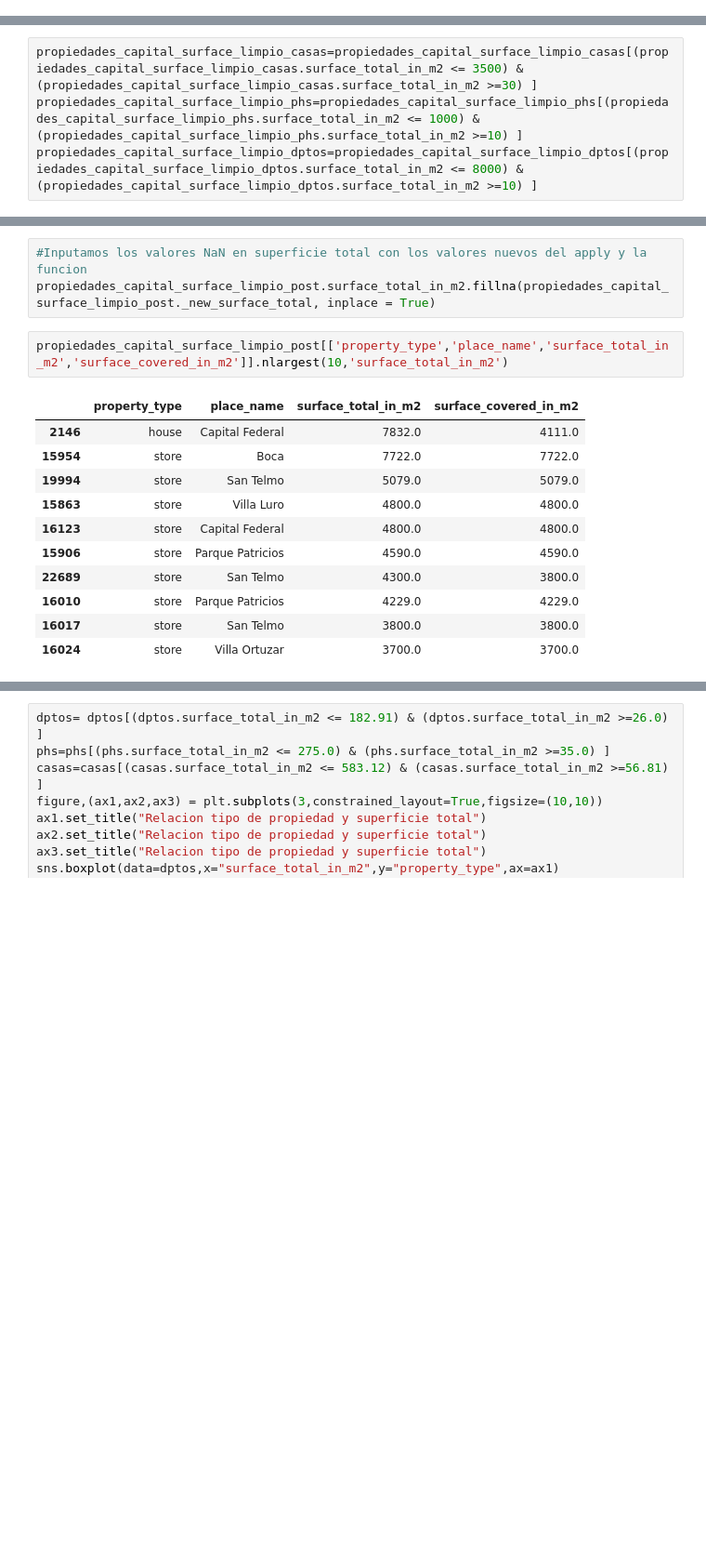
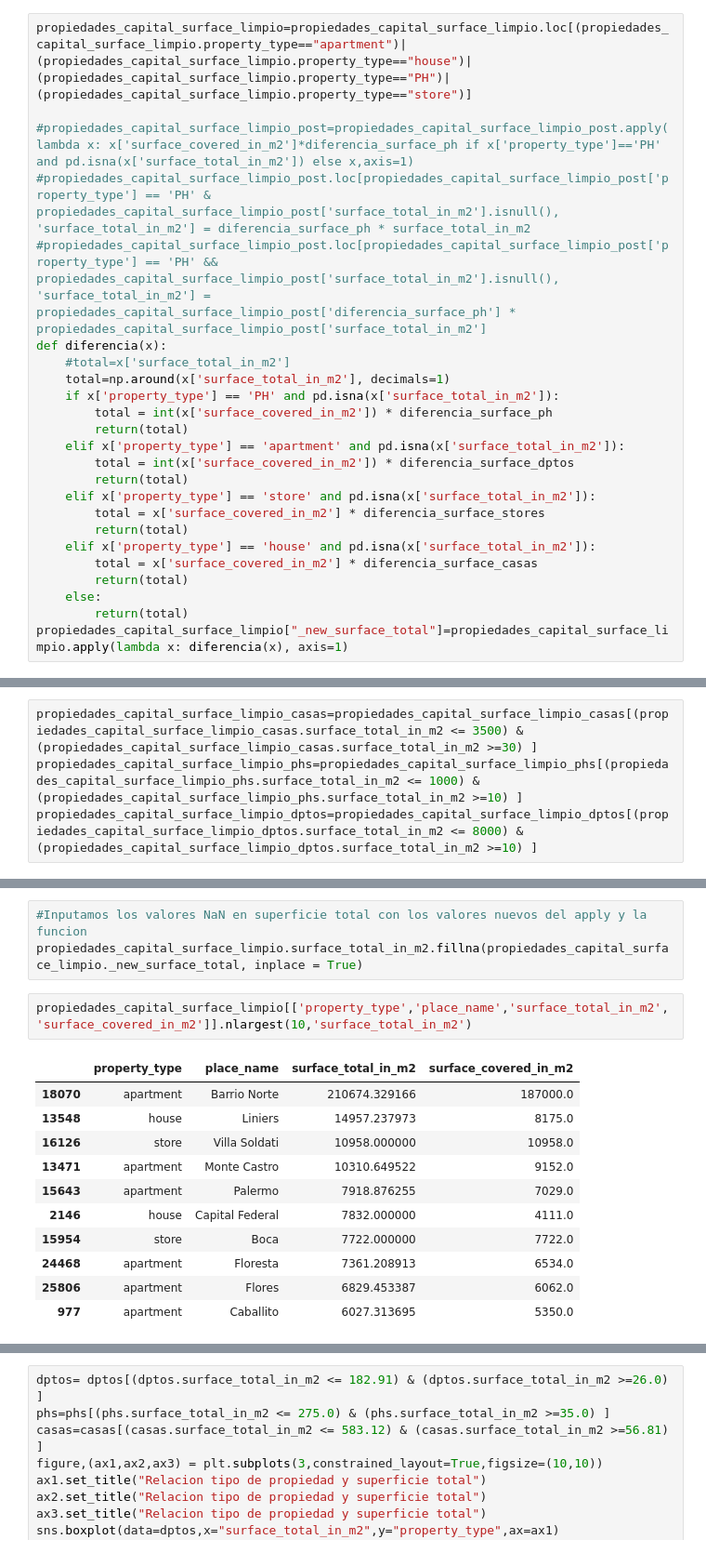
Before and after one commit to edgarevalo/DH-Workshop, a Jupyter notebook: Notebook limpio - comentado - no-modificar.ipynb, the cells around one changed output, grey strips where cells are left out. Shown at 93% size. Saved outputs shown, nothing was run; the diff lists cells and outputs as text; blank space fills up the shorter version.

```diff
--- a/Notebook limpio - comentado - no-modificar.ipynb
+++ b/Notebook limpio - comentado - no-modificar.ipynb
@@ -358,3 +401,27 @@ propiedades_capital_surface_limpio=propiedades_capital_limpio.merge(propiedades_
+# %%
+propiedades_capital_surface_limpio=propiedades_capital_surface_limpio.loc[(propiedades_capital_surface_limpio.property_type=="apartment")|(propiedades_capital_surface_limpio.property_type=="house")|(propiedades_capital_surface_limpio.property_type=="PH")|(propiedades_capital_surface_limpio.property_type=="store")]
+
+#propiedades_capital_surface_limpio_post=propiedades_capital_surface_limpio_post.apply(lambda x: x['surface_covered_in_m2']*diferencia_surface_ph if x['property_type']=='PH' and pd.isna(x['surface_total_in_m2']) else x,axis=1)
+#propiedades_capital_surface_limpio_post.loc[propiedades_capital_surface_limpio_post['property_type'] == 'PH' & propiedades_capital_surface_limpio_post['surface_total_in_m2'].isnull(), 'surface_total_in_m2'] = diferencia_surface_ph * surface_total_in_m2
+#propiedades_capital_surface_limpio_post.loc[propiedades_capital_surface_limpio_post['property_type'] == 'PH' && propiedades_capital_surface_limpio_post['surface_total_in_m2'].isnull(), 'surface_total_in_m2'] = propiedades_capital_surface_limpio_post['diferencia_surface_ph'] * propiedades_capital_surface_limpio_post['surface_total_in_m2']
+def diferencia(x):
+    #total=x['surface_total_in_m2']
+    total=np.around(x['surface_total_in_m2'], decimals=1)
+    if x['property_type'] == 'PH' and pd.isna(x['surface_total_in_m2']):
+        total = int(x['surface_covered_in_m2']) * diferencia_surface_ph
+        return(total)
+    elif x['property_type'] == 'apartment' and pd.isna(x['surface_total_in_m2']):
+        total = int(x['surface_covered_in_m2']) * diferencia_surface_dptos
+        return(total)
+    elif x['property_type'] == 'store' and pd.isna(x['surface_total_in_m2']):
+        total = x['surface_covered_in_m2'] * diferencia_surface_stores
+        return(total)
+    elif x['property_type'] == 'house' and pd.isna(x['surface_total_in_m2']):
+        total = x['surface_covered_in_m2'] * diferencia_surface_casas
+        return(total)
+    else:
+        return(total)
+propiedades_capital_surface_limpio["_new_surface_total"]=propiedades_capital_surface_limpio.apply(lambda x: diferencia(x), axis=1)
 # %%
 propiedades_capital_surface_limpio.rename(columns={'0': 'surface_mean'})
 propiedades_capital_surface_limpio.columns
@@ -524,18 +518,18 @@ propiedades_capital_surface_limpio_post[["_new_surface_total",'property_type','p
 # %%
 #Inputamos los valores NaN en superficie total con los valores nuevos del apply y la funcion
-propiedades_capital_surface_limpio_post.surface_total_in_m2.fillna(propiedades_capital_surface_limpio_post._new_surface_total, inplace = True)
+propiedades_capital_surface_limpio.surface_total_in_m2.fillna(propiedades_capital_surface_limpio._new_surface_total, inplace = True)
 # %%
-propiedades_capital_surface_limpio_post[['property_type','place_name','surface_total_in_m2','surface_covered_in_m2']].nlargest(10,'surface_total_in_m2')
+propiedades_capital_surface_limpio[['property_type','place_name','surface_total_in_m2','surface_covered_in_m2']].nlargest(10,'surface_total_in_m2')
 # %% [output]
 |  | property_type | place_name | surface_total_in_m2 | surface_covered_in_m2 |
-| 2146 | house | Capital Federal | 7832.0 | 4111.0 |
-| 15954 | store | Boca | 7722.0 | 7722.0 |
-| 19994 | store | San Telmo | 5079.0 | 5079.0 |
-| 15863 | store | Villa Luro | 4800.0 | 4800.0 |
-| 16123 | store | Capital Federal | 4800.0 | 4800.0 |
-| 15906 | store | Parque Patricios | 4590.0 | 4590.0 |
-| 22689 | store | San Telmo | 4300.0 | 3800.0 |
-| 16010 | store | Parque Patricios | 4229.0 | 4229.0 |
-| 16017 | store | San Telmo | 3800.0 | 3800.0 |
-| 16024 | store | Villa Ortuzar | 3700.0 | 3700.0 |
+| 18070 | apartment | Barrio Norte | 210674.329166 | 187000.0 |
+| 13548 | house | Liniers | 14957.237973 | 8175.0 |
+| 16126 | store | Villa Soldati | 10958.000000 | 10958.0 |
+| 13471 | apartment | Monte Castro | 10310.649522 | 9152.0 |
+| 15643 | apartment | Palermo | 7918.876255 | 7029.0 |
+| 2146 | house | Capital Federal | 7832.000000 | 4111.0 |
+| 15954 | store | Boca | 7722.000000 | 7722.0 |
+| 24468 | apartment | Floresta | 7361.208913 | 6534.0 |
+| 25806 | apartment | Flores | 6829.453387 | 6062.0 |
+| 977 | apartment | Caballito | 6027.313695 | 5350.0 |
 # %%
```
Also changed, not shown: parts of 36 cells of this notebook.
